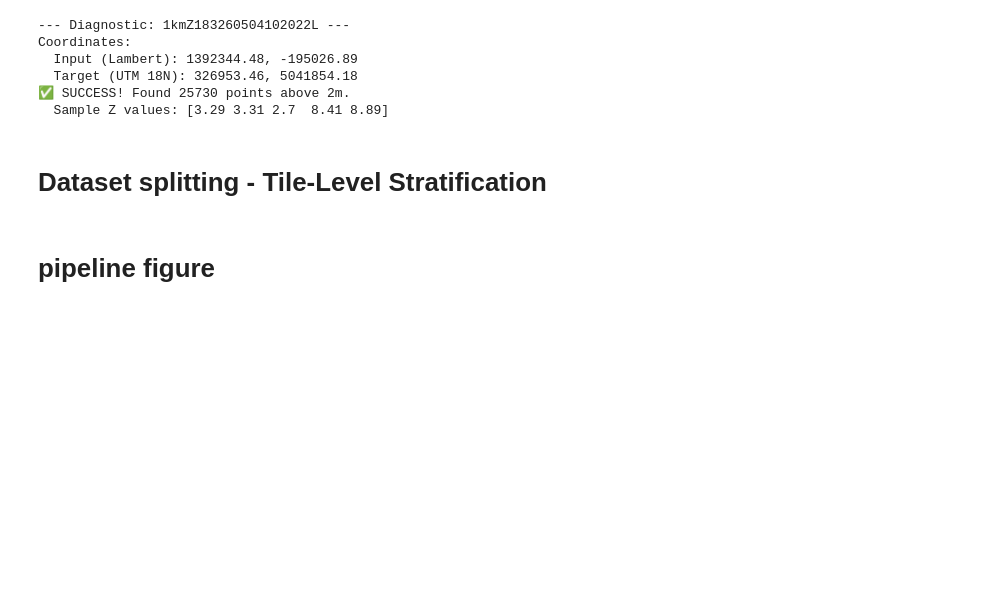
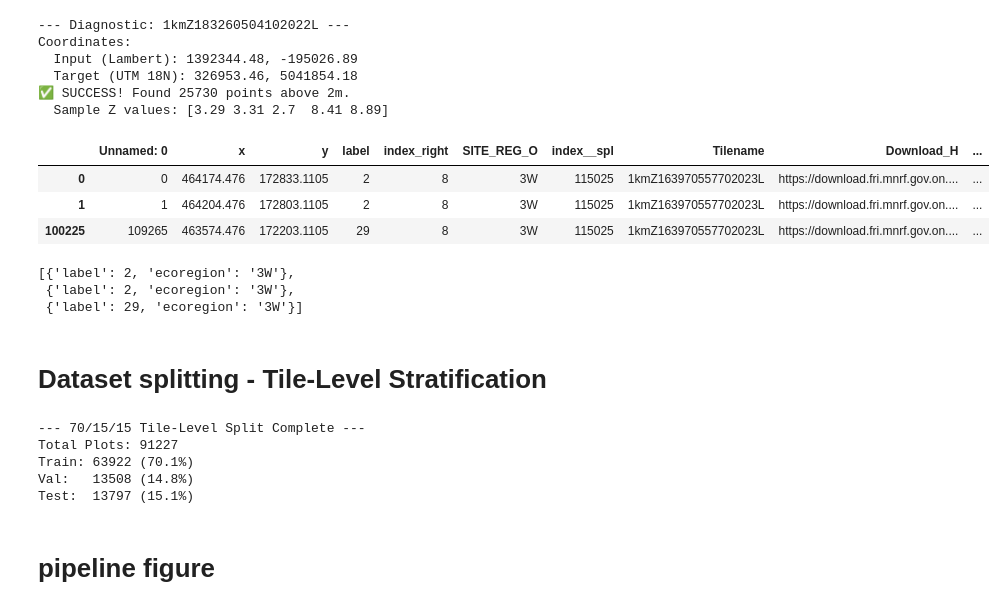
Before and after one commit to yuwei-cao-git/CE-TSC, a Jupyter notebook: data_processing/pretext_dataset.ipynb, the cells around one changed output. Saved outputs shown, nothing was run; the diff lists cells and outputs as text; code cells hidden in the pictures; blank space fills up the shorter version.

Commit message:
'ecoregion label'

```diff
--- a/data_processing/pretext_dataset.ipynb
+++ b/data_processing/pretext_dataset.ipynb
@@ -440,6 +440,35 @@ Coordinates:
   Target (UTM 18N): 326953.46, 5041854.18
 ✅ SUCCESS! Found 25730 points above 2m.
   Sample Z values: [3.29 3.31 2.7  8.41 8.89]
+# %%
+import geopandas as gpd
+
+gdf = gpd.read_file(
+    "/mnt/d/Sync/research/tree_species_estimation/tree_dataset/ntems/ON/ON_Pretrain_SPL_cap10k.gpkg",
+    layer="sampling_plan_10k",
+)
+# %%
+tile_df = gdf[gdf["Tilename"] == "1kmZ163970557702023L"]
+tile_df.head()
+# %% [output]
+|  | Unnamed: 0 | x | y | label | index_right | SITE_REG_O | index__spl | Tilename | Download_H | ... |
+| 0 | 0 | 464174.476 | 172833.1105 | 2 | 8 | 3W | 115025 | 1kmZ163970557702023L | https://download.fri.mnrf.gov.on.... | ... |
+| 1 | 1 | 464204.476 | 172803.1105 | 2 | 8 | 3W | 115025 | 1kmZ163970557702023L | https://download.fri.mnrf.gov.on.... | ... |
+| 100225 | 109265 | 463574.476 | 172203.1105 | 29 | 8 | 3W | 115025 | 1kmZ163970557702023L | https://download.fri.mnrf.gov.on.... | ... |
+# %%
+records = []
+for _, r in tile_df.iterrows():
+    records.append(
+        {
+            "label": int(r["label"]),
+            "ecoregion": str(r.get("SITE_REG_O", 0)),
+        }
+    )
+records
+# %% [output]
+[{'label': 2, 'ecoregion': '3W'},
+ {'label': 2, 'ecoregion': '3W'},
+ {'label': 29, 'ecoregion': '3W'}]
 # %% [markdown]
 # Dataset splitting - Tile-Level Stratification
 # %%
@@ -447,11 +476,10 @@ import pandas as pd
 import glob
 from sklearn.model_selection import train_test_split
 
-# 1. Merge
-all_files = glob.glob("meta_batch_*.csv")
-df = pd.concat([pd.read_csv(f) for f in all_files])
+all_files = "/mnt/g/on_ntems/training_master_list.csv"
+df = pd.read_csv(all_files)
 
-# 2. Tile-Level Metadata for Stratification
+# 1. Tile-Level Metadata for Stratification
 # We group by tilename so each 1km tile is a single unit in the split
 tile_metadata = df.groupby("tilename").agg({
     "label": lambda x: x.value_counts().index[0],
@@ -462,7 +490,7 @@ tile_metadata["stratify_key"] = (
     tile_metadata["label"].astype(str) + "_" + tile_metadata["ecoregion"].astype(str)
 )
 
-# 3. First Split: Separate Test set (15%)
+# 2. First Split: Separate Test set (15%)
 train_val_tiles, test_tiles = train_test_split(
     tile_metadata,
     test_size=0.15,
@@ -470,7 +498,7 @@ train_val_tiles, test_tiles = train_test_split(
     random_state=42
 )
 
-# 4. Second Split: Separate Train (70% total) and Val (15% total)
+# 3. Second Split: Separate Train (70% total) and Val (15% total)
 # math: 0.15 / 0.85 = 0.17647
 train_tiles, val_tiles = train_test_split(
     train_val_tiles,
@@ -479,18 +507,24 @@ train_tiles, val_tiles = train_test_split(
     random_state=42
 )
 
-# 5. Map Tile IDs back to the original Plot-Level Dataframe
+# 4. Map Tile IDs back to the original Plot-Level Dataframe
 train_df = df[df["tilename"].isin(train_tiles["tilename"])]
 val_df = df[df["tilename"].isin(val_tiles["tilename"])]
 test_df = df[df["tilename"].isin(test_tiles["tilename"])]
 
-# 6. Save static CSVs
-train_df.to_csv("train_split.csv", index=False)
-val_df.to_csv("val_split.csv", index=False)
-test_df.to_csv("test_split.csv", index=False)
+# 5. Save static CSVs
+train_df.to_csv("/mnt/g/on_ntems/train_split.csv", index=False)
+val_df.to_csv("/mnt/g/on_ntems/val_split.csv", index=False)
+test_df.to_csv("/mnt/g/on_ntems/test_split.csv", index=False)
 
 print("--- 70/15/15 Tile-Level Split Complete ---")
 print(f"Total Plots: {len(df)}")
 print(f"Train: {len(train_df)} ({len(train_df)/len(df):.1%})")
 print(f"Val:   {len(val_df)} ({len(val_df)/len(df):.1%})")
 print(f"Test:  {len(test_df)} ({len(test_df)/len(df):.1%})")
+# %% [output]
+--- 70/15/15 Tile-Level Split Complete ---
+Total Plots: 91227
+Train: 63922 (70.1%)
+Val:   13508 (14.8%)
+Test:  13797 (15.1%)
```
Also changed, not shown: parts of 1 cell of this notebook, 1 other file.
